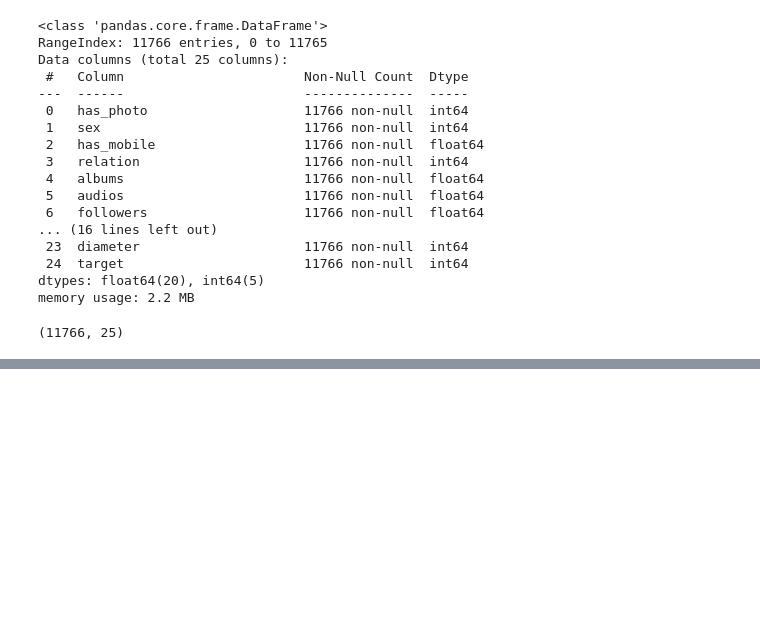
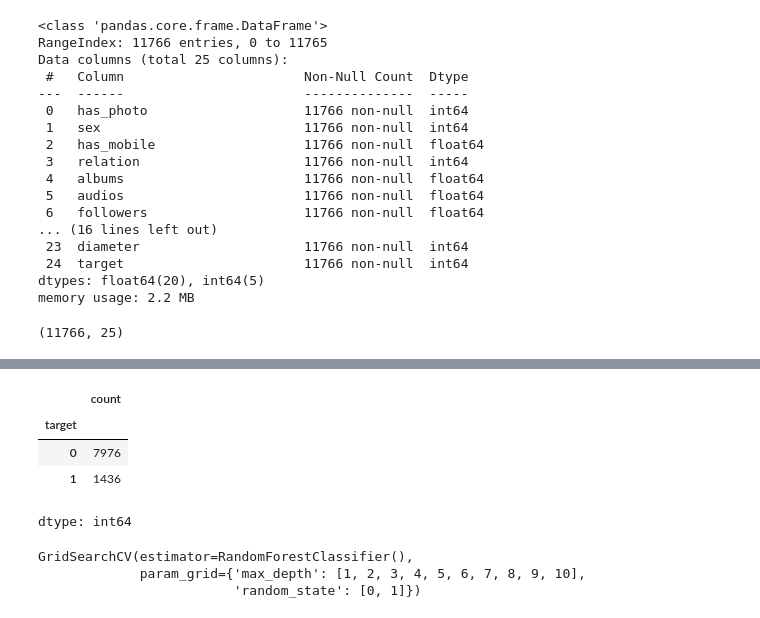
Before and after one commit to olovekb/vk_bot_detection_RTF, a Jupyter notebook: main.ipynb, the cells around one changed output, grey strips where cells are left out. Saved outputs shown, nothing was run; the diff lists cells and outputs as text; code cells hidden in the pictures; blank space fills up the shorter version.

Commit message:
model fit

```diff
--- a/main.ipynb
+++ b/main.ipynb
@@ -271,3 +271,12 @@ memory usage: 2.2 MB
 df.shape
 # %% [output]
 (11766, 25)
+# %%
+X = df.drop('target', axis=1)
+y = df['target']
+X_log = df.drop('target', axis=1)
+y_log = df['target']
+X_log = preprocessing.StandardScaler().fit(X).transform(X)
+X_train, X_test, y_train, y_test = train_test_split(X, y, test_size=0.2, random_state=50)
+X_trai, X_tes, y_trai, y_tes = train_test_split(X_log, y_log, test_size=0.2, random_state=50)
+y.value_counts()
@@ -273,0 +289,17 @@ df.shape
+# %%
+y_train.value_counts()
+# %% [output]
+|  | count |
+| target |  |
+| 0 | 7976 |
+| 1 | 1436 |
+dtype: int64
+# %%
+parameters_2 = {'max_depth':[1, 2, 3, 4, 5, 6, 7, 8, 9, 10], 'random_state':[0, 1]}
+model_2 = RandomForestClassifier()
+clf_2 = GridSearchCV(model_2, parameters_2)
+clf_2.fit(X_train, y_train)
+# %% [output]
+GridSearchCV(estimator=RandomForestClassifier(),
+             param_grid={'max_depth': [1, 2, 3, 4, 5, 6, 7, 8, 9, 10],
+                         'random_state': [0, 1]})
```
Also changed, not shown: parts of 1 cell of this notebook.
